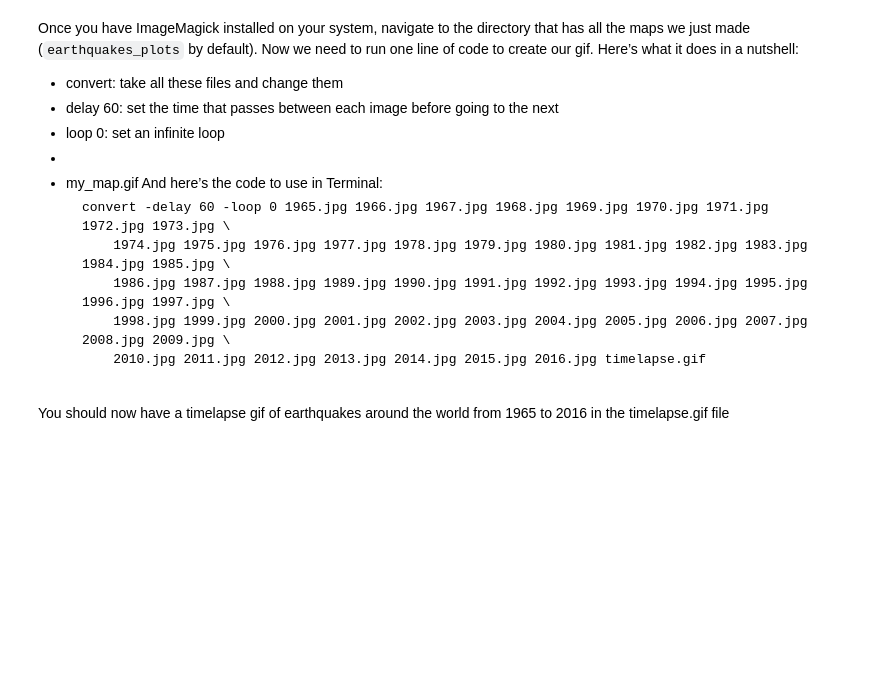
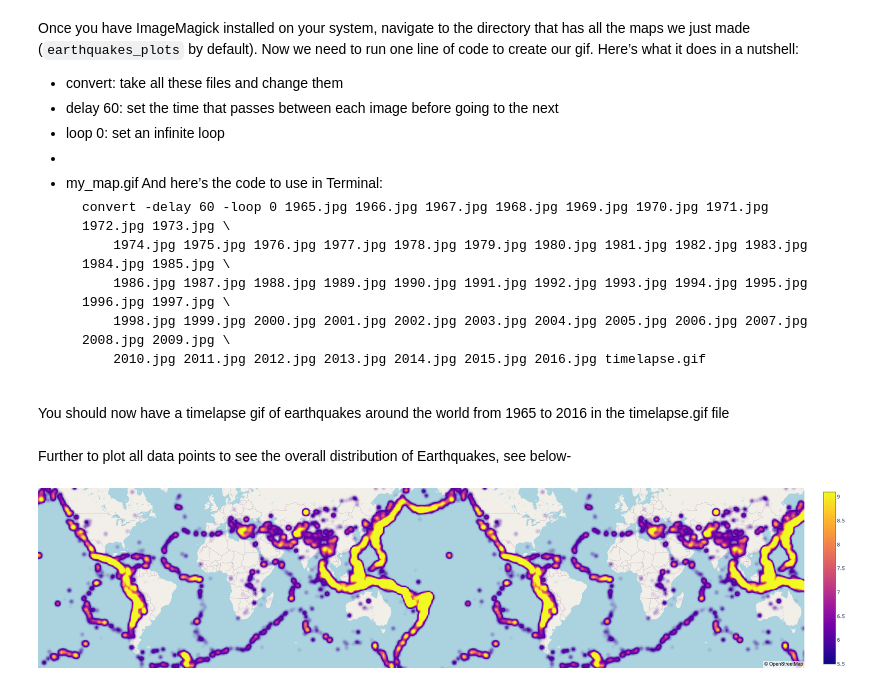
Before and after one commit to yatharthranjan/timelapse_chloropleth, a Jupyter notebook: earthquakes_timelapse.ipynb, the cells around one changed output. Saved outputs shown, nothing was run; the diff lists cells and outputs as text; code cells hidden in the pictures; blank space fills up the shorter version.

Commit message:
Add Density Map Heatmap

````diff
--- a/earthquakes_timelapse.ipynb
+++ b/earthquakes_timelapse.ipynb
@@ -110,3 +110,5 @@ And here’s the code to use in Terminal:
     ```
 # %% [markdown]
 You should now have a timelapse gif of earthquakes around the world from 1965 to 2016 in the timelapse.gif file
+# %% [markdown]
+Further to plot all data points to see the overall distribution of Earthquakes, see below-
@@ -112,0 +131,9 @@ You should now have a timelapse gif of earthquakes around the world from 1965 to
+# %%
+# Density map heatmap
+fig = go.Figure(go.Densitymapbox(lat=df['Latitude'], lon=df['Longitude'], z=df['Magnitude'],
+                                 radius=10))
+fig.update_layout(mapbox_style="open-street-map", mapbox_center_lon=180)
+fig.update_layout(margin={"r":0,"t":0,"l":0,"b":0})
+fig.show()
+# %% [output]
+[figure, added]
````
Also changed, not shown: parts of 1 cell of this notebook.
